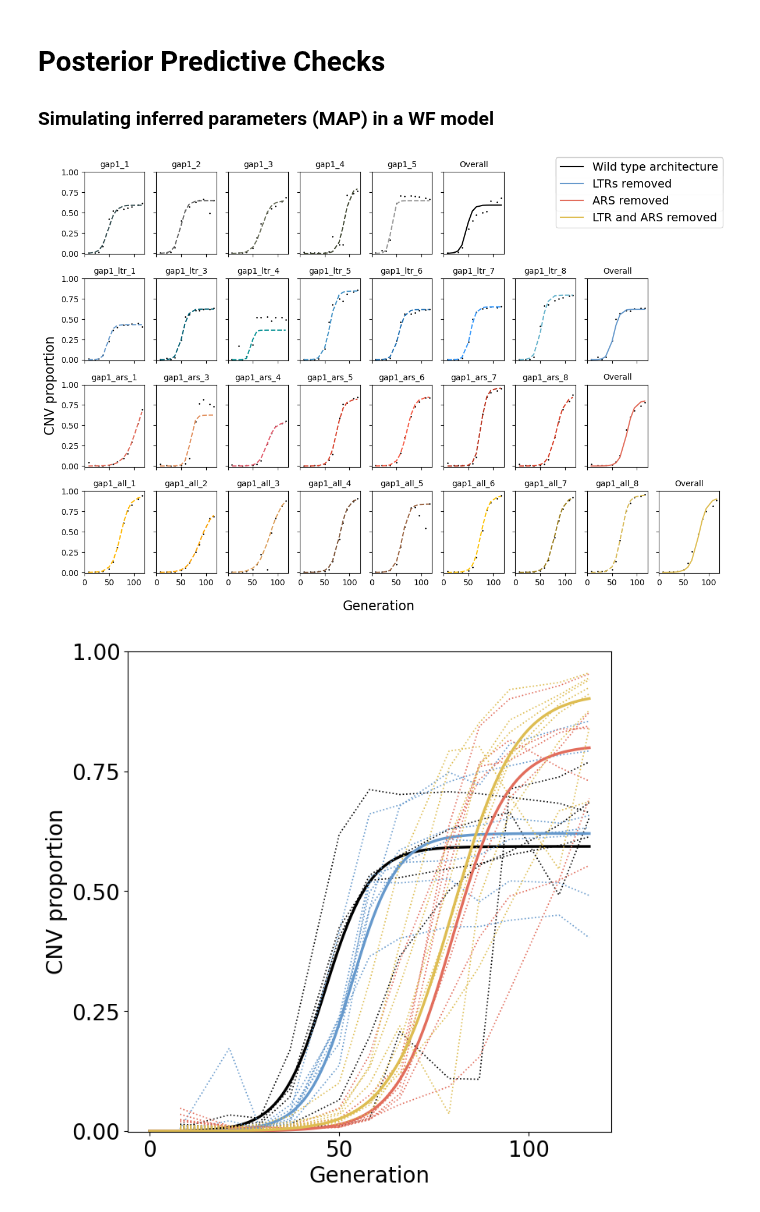
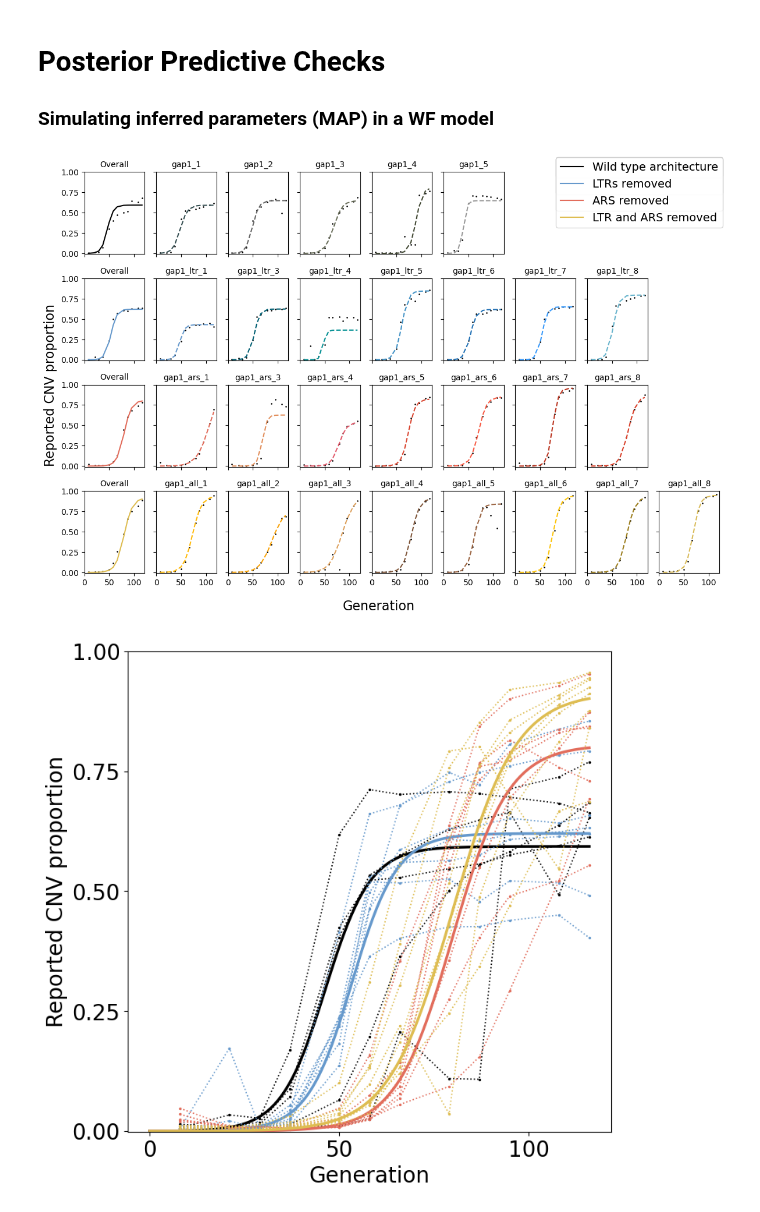
Before and after one commit to yoavram-lab/chuong_et_al, a Jupyter notebook: Empirical Analysis.ipynb, the cells around one changed output. Cells and saved outputs as stored; diff of their text form; code cells hidden in the pictures.

```diff
--- a/Empirical Analysis.ipynb
+++ b/Empirical Analysis.ipynb
@@ -316,7 +316,7 @@ def posterior_predictions(posterior, maps, lines, n_samples=0):
         # fig.suptitle(f'{label_dict[line]}')
         n = len(read_empirical(line))
         for i in range(n):
-            axx = ax[l,i]
+            axx = ax[l,i+1]
             color = color_dict[line][i]
             x = read_empirical(line,clean=False).iloc[i,:]
             generation = chuong_generation
@@ -345,36 +345,36 @@ def posterior_predictions(posterior, maps, lines, n_samples=0):
                 posterior_mcmc = MCMCPosterior(potential_fn, proposal = prior)
                 samples = posterior_mcmc.set_default_x(x).sample((n_samples,))
                 a=[]
                 for j in range(n_samples):
                     axx.plot(generation, CNVsimulator(samples[j,:], generation).T, color = color, linewidth=2.8)
                     a.append(np.sqrt(((CNVsimulator(samples[j,:],generation)-np.array(x))**2).mean()))
                 print(f'mean RMSE = {sum(a)/len(a)}')
 
         # Overall MAP
-        axx = ax[l,n]
+        axx = ax[l,0]
         axx.set_title('Overall', fontsize=10)
         # axx.set_ylabel(f'CNV proportion')
         # axx.set_xlabel(f'Generation')
         axx.set_ylim(-0.01)
 
         single_params = torch.tensor(overall_maps.loc[line, 'log(s_cnv)':]) # sbi params
         pred = CNVsimulator(single_params, generation).T
         axx.plot(generation, pred, color = rep_colors[line], linestyle='-', linewidth=1.5, label=label_dict[line]) # posterior prediction is plotted
         axx.scatter(generation, read_empirical(line).mean(), color='k', s=0.8)
 
         axx.set_yticks([0,0.25,0.5,0.75,1])
         axx.set_xticks([0,50,100])
 
         if n < 8:
             for k in range(n+1,9):
                 ax[l,k].axis('off')
         fig.legend(loc='upper right', fontsize=14)
         fig.supxlabel('Generation', fontsize=16)
-        fig.supylabel('CNV proportion', fontsize=16)
+        fig.supylabel('Reported CNV proportion', fontsize=16)
 
 posterior_predictions(posterior_chuong,maps_sbi,lines=['wt','ltr','ars','all'])
 # %% [output]
-[figure, old version]
+[figure, new version]
 # %%
 def posterior_predictions_main(posterior, maps, lines, n_samples=0):
     fig, ax = plt.subplots(figsize=(8,8))
@@ -390,9 +390,9 @@ def posterior_predictions_main(posterior, maps, lines, n_samples=0):
             emp_x = read_empirical(line,clean=False).iloc[i,:]
             x = read_empirical(line,clean=False).iloc[i,:]
             axx.plot(generation, emp_x, color = color, linewidth=1.2, linestyle='dotted') # data points are plotted
-            # axx.scatter(generation, emp_x, color = color, s=2.5) # data points are scattered
+            axx.scatter(generation, emp_x, color = color, s=2) # data points are scattered
 
-            axx.set_ylabel(f'CNV proportion')
+            axx.set_ylabel(f'Reported CNV proportion')
             axx.set_xlabel(f'Generation')
             axx.set_ylim(-0.001)
             axx.set_yticks([0,0.25,0.5,0.75,1])
@@ -408,4 +408,4 @@ def posterior_predictions_main(posterior, maps, lines, n_samples=0):
 change_font(20)
 posterior_predictions_main(posterior_chuong,maps_sbi,lines=['wt','ltr','ars','all'])
 # %% [output]
-[figure, old version]
+[figure, new version]
```
Also changed, not shown: 3 other files.
